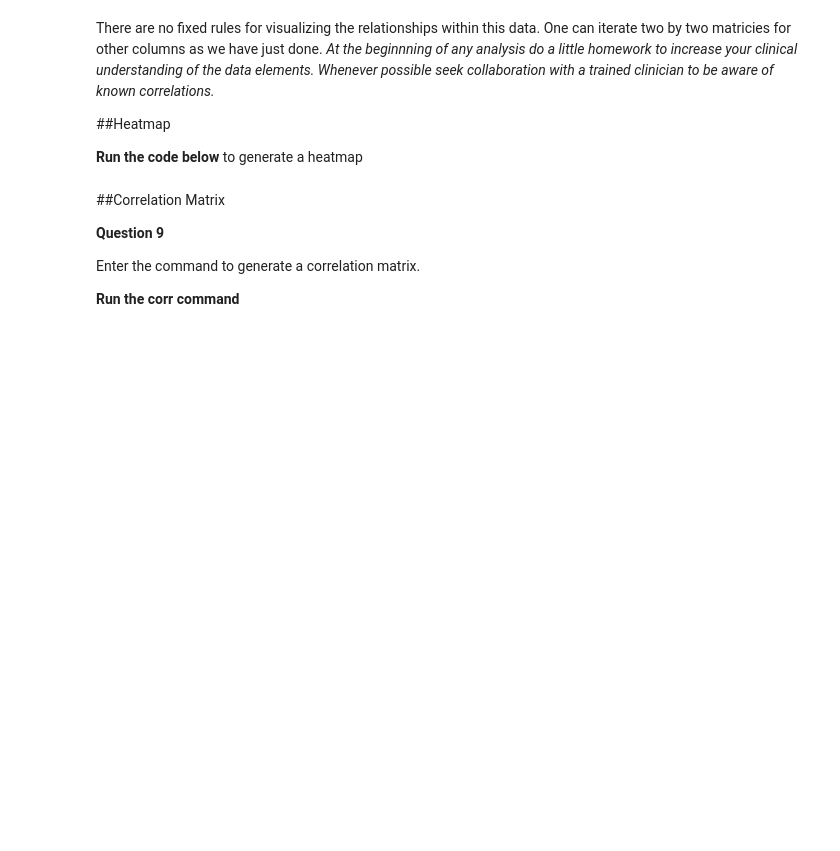
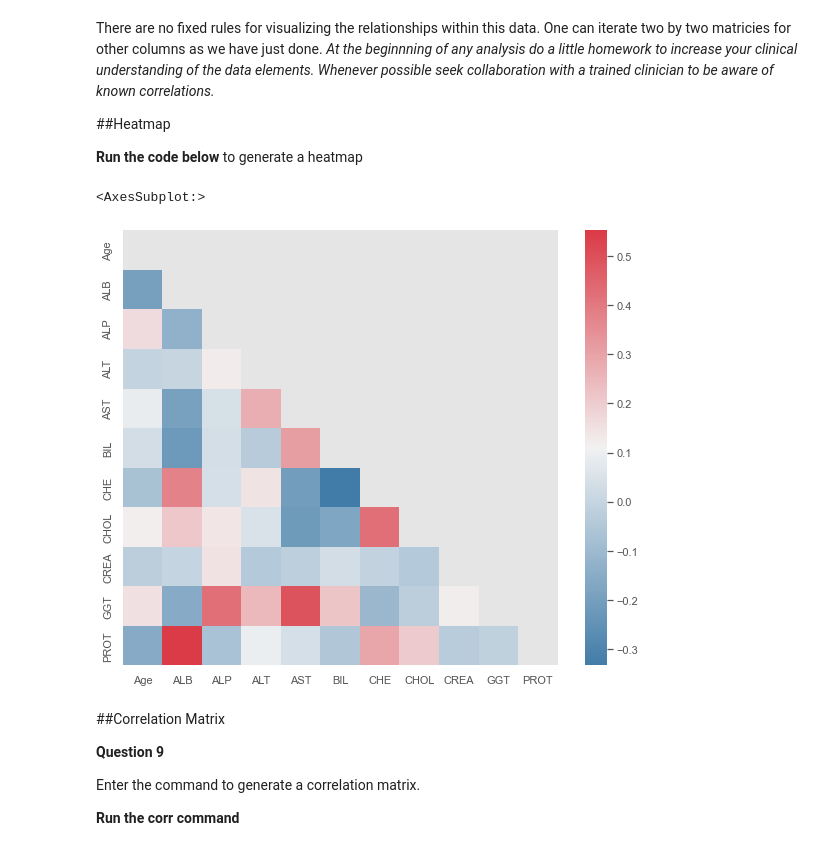
Before and after one commit to Omuk/Fullstack-Data-Analyst, a Jupyter notebook: Learning/code_examples/practice/practice_lab5.ipynb, the cells around one changed output. Drawn from its saved outputs; the diff is of its cells as text; code cells hidden in the pictures; blank space fills up the shorter version.

Commit message:
data

```diff
--- a/Learning/code_examples/practice/practice_lab5.ipynb
+++ b/Learning/code_examples/practice/practice_lab5.ipynb
@@ -269,6 +269,13 @@ There are no fixed rules for visualizing the relationships within this data. One
 ##Heatmap
 
 **Run the code below** to generate a heatmap
+# %%
+f, ax = plt.subplots(figsize=(10,8))
+
+sns.heatmap(data.corr(), mask=np.triu(np.ones_like(data.corr(), dtype=bool)), cmap=sns.diverging_palette(240,10, as_cmap=True), square=True, ax=ax)
+# %% [output]
+<AxesSubplot:>
+[figure, added]
 # %% [markdown]
 ##Correlation Matrix
 
```
Also changed, not shown: parts of 20 cells of this notebook, 2 other files.
